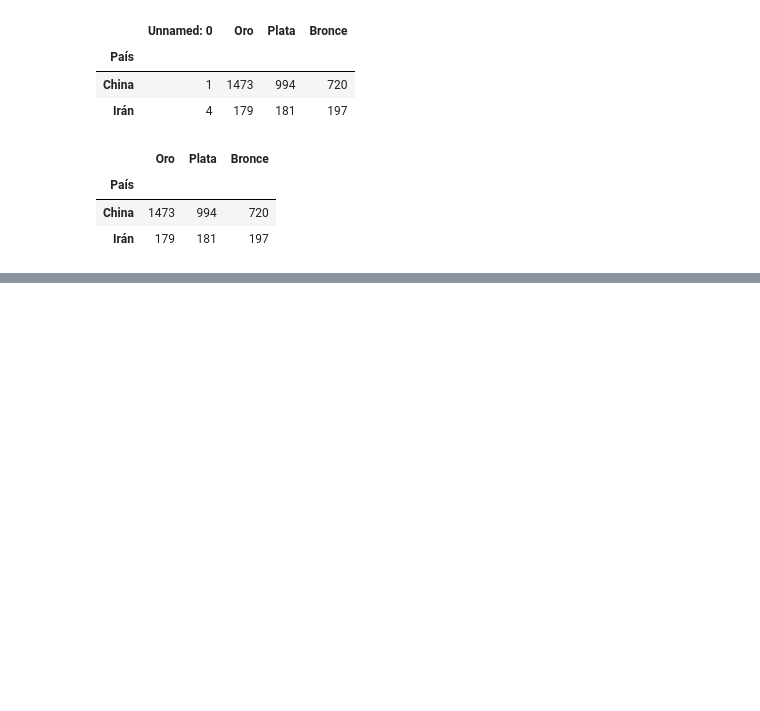
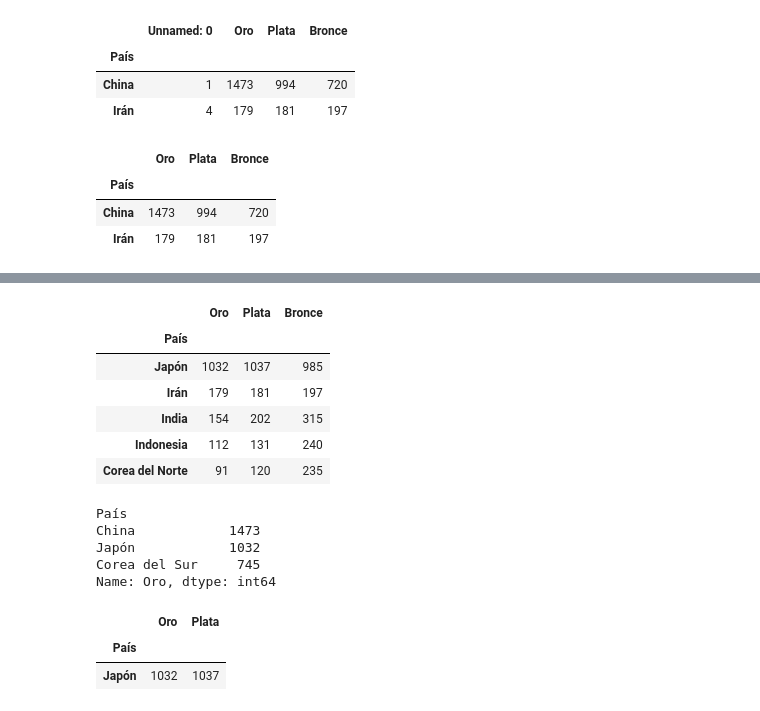
Before and after one commit to Adalab/DA-PromoC-modulo2-sprint1-VannaMina, a Jupyter notebook: PANDAS/1-Series y DataFrames.ipynb, the cells around one changed output, grey strips where cells are left out. Saved outputs shown, nothing was run; the diff lists cells and outputs as text; code cells hidden in the pictures; blank space fills up the shorter version.

```diff
--- a/PANDAS/1-Series y DataFrames.ipynb
+++ b/PANDAS/1-Series y DataFrames.ipynb
@@ -179,0 +248,31 @@ df.loc[["China", "Irán"], ["Oro", "Plata", "Bronce"]]
+# %%
+# Utilizando el código del ejercicio anterior, seleccionad unicamente las columnas "Oro", "Plata" y "Bronce".
+
+df.iloc[1::2, 1:]
+# %% [output]
+|  | Oro | Plata | Bronce |
+| País |  |  |  |
+| Japón | 1032 | 1037 | 985 |
+| Irán | 179 | 181 | 197 |
+| India | 154 | 202 | 315 |
+| Indonesia | 112 | 131 | 240 |
+| Corea del Norte | 91 | 120 | 235 |
+# %%
+# Contestad a las siguientes preguntas:
+# ¿Qué país consiguió más de 200 medallas de oro?
+
+df.loc[(df.Oro > 200), 'Oro']
+# %% [output]
+País
+China            1473
+Japón            1032
+Corea del Sur     745
+Name: Oro, dtype: int64
+# %%
+# ¿Qué país consiguió más de 200 medallas de oro y más de 1000 de plata?
+
+df.loc[(df.Oro > 200) & (df.Plata > 1000), ['Oro', 'Plata']]
+# %% [output]
+|  | Oro | Plata |
+| País |  |  |
+| Japón | 1032 | 1037 |
```
Also changed, not shown: parts of 22 cells of this notebook.
